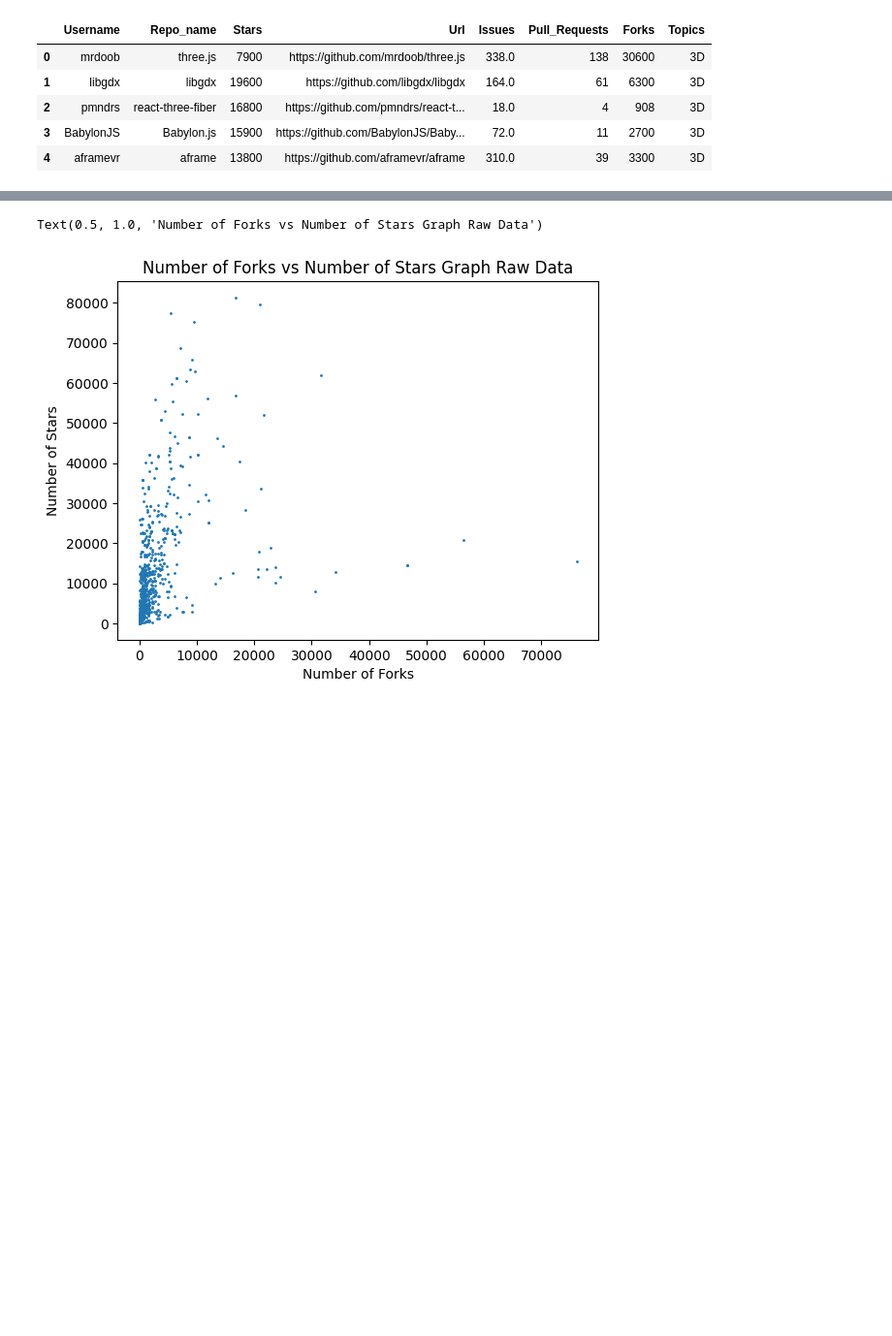
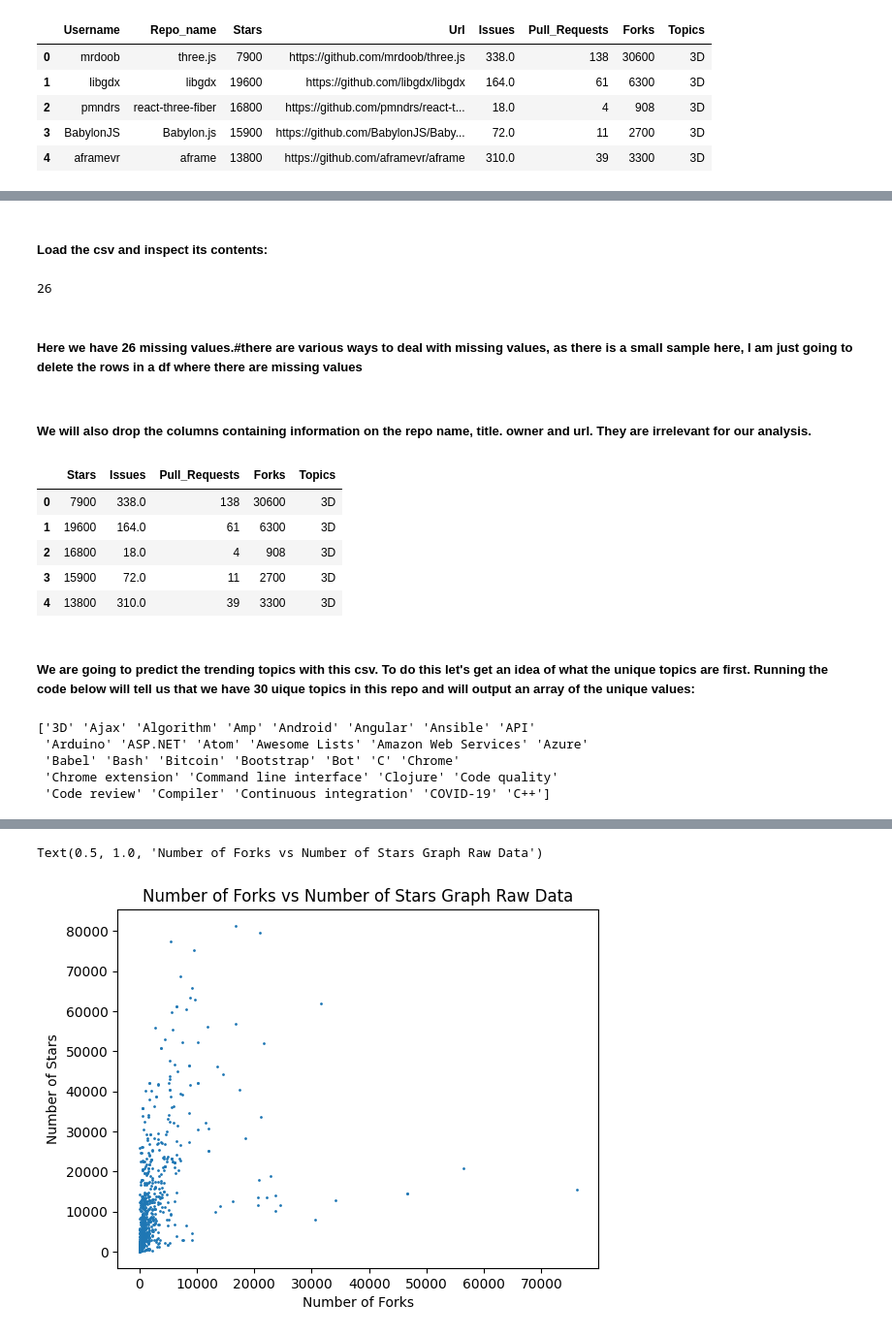
Before and after one commit to Beatrix-droid/github_repos-2022-data-analysis, a Jupyter notebook: github analysis.ipynb, the cells around one changed output, grey strips where cells are left out. Shown at 97% size. Cells and saved outputs as stored; diff of their text form; code cells hidden in the pictures; blank space fills up the shorter version.

```diff
--- a/github analysis.ipynb
+++ b/github analysis.ipynb
@@ -33,0 +40,9 @@ plt.tight_layout()
+# %% [markdown]
+##### Load the csv and inspect its contents:
+# %%
+df.isnull().values.any()
+df.isnull().sum().sum()
+# %% [output]
+26
+# %% [markdown]
+##### Here we have 26 missing values.#there are various ways to deal with missing values, as there is a small sample here, I am just going to delete the rows in a df where there are missing values
@@ -33,0 +51,23 @@ plt.tight_layout()
+# %% [markdown]
+##### We will also drop the columns containing information on the repo name, title. owner and url. They are irrelevant for our analysis.
+# %%
+df.drop(["Username", "Repo_name", "Url"], axis=1,inplace=True)
+df.head()
+# %% [output]
+|  | Stars | Issues | Pull_Requests | Forks | Topics |
+| 0 | 7900 | 338.0 | 138 | 30600 | 3D |
+| 1 | 19600 | 164.0 | 61 | 6300 | 3D |
+| 2 | 16800 | 18.0 | 4 | 908 | 3D |
+| 3 | 15900 | 72.0 | 11 | 2700 | 3D |
+| 4 | 13800 | 310.0 | 39 | 3300 | 3D |
+# %% [markdown]
+##### We are going to predict the trending topics with this csv. To do this let's get an idea of what the unique topics are first. Running the code below will tell us that we have 30 uique topics in this repo and will output an array of the unique values:
+# %%
+df['Topics'].nunique()
+print(df['Topics'].unique())
+# %% [output]
+['3D' 'Ajax' 'Algorithm' 'Amp' 'Android' 'Angular' 'Ansible' 'API'
+ 'Arduino' 'ASP.NET' 'Atom' 'Awesome Lists' 'Amazon Web Services' 'Azure'
+ 'Babel' 'Bash' 'Bitcoin' 'Bootstrap' 'Bot' 'C' 'Chrome'
+ 'Chrome extension' 'Command line interface' 'Clojure' 'Code quality'
+ 'Code review' 'Compiler' 'Continuous integration' 'COVID-19' 'C++']
```
Also changed, not shown: parts of 37 cells of this notebook.
